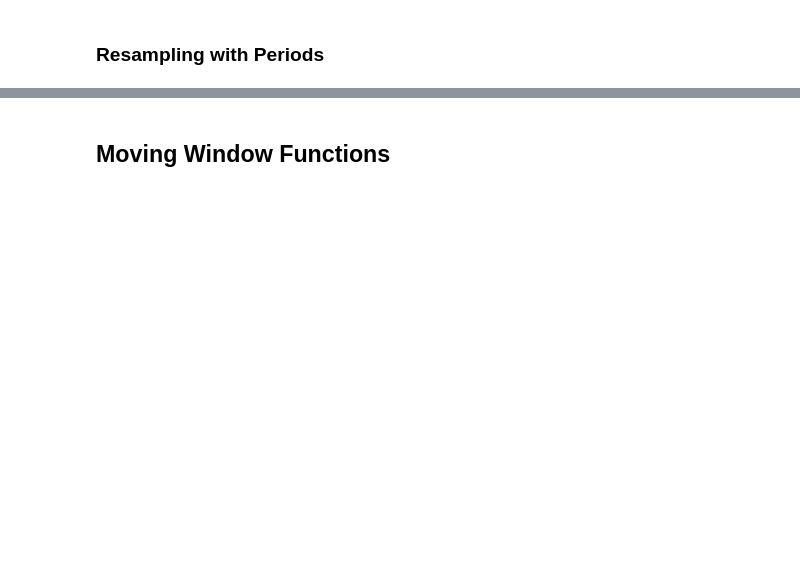
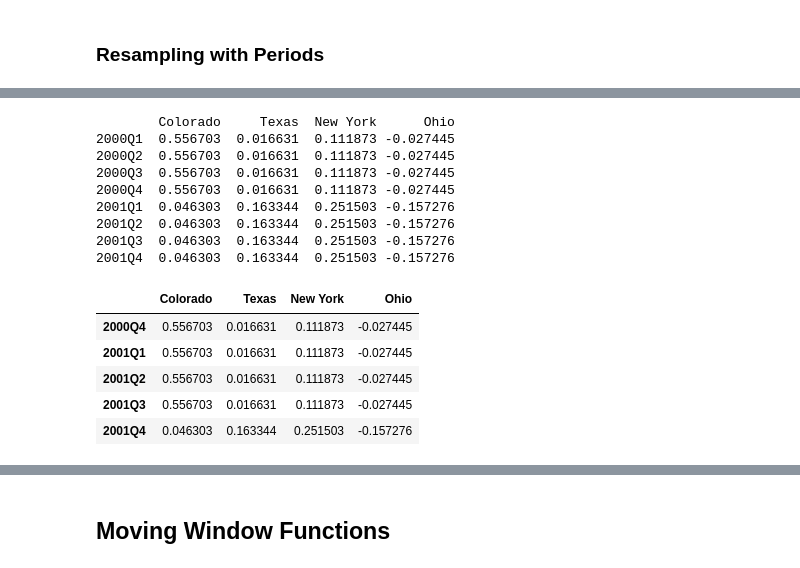
Before and after one commit to jazzlly/pydata-book, a Jupyter notebook: ch11.ipynb, the cells around one changed output, grey strips where cells are left out. Saved outputs shown, nothing was run; the diff lists cells and outputs as text; code cells hidden in the pictures; blank space fills up the shorter version.

```diff
--- a/ch11.ipynb
+++ b/ch11.ipynb
@@ -899,6 +1103,22 @@ annual_frame
 # %%
 # Q-DEC: Quarterly, year ending in December
-annual_frame.resample('Q-DEC').ffill()
+print(annual_frame.resample('Q-DEC').ffill())
 annual_frame.resample('Q-DEC', convention='end').ffill()
+# %% [output]
+        Colorado     Texas  New York      Ohio
+2000Q1  0.556703  0.016631  0.111873 -0.027445
+2000Q2  0.556703  0.016631  0.111873 -0.027445
+2000Q3  0.556703  0.016631  0.111873 -0.027445
+2000Q4  0.556703  0.016631  0.111873 -0.027445
+2001Q1  0.046303  0.163344  0.251503 -0.157276
+2001Q2  0.046303  0.163344  0.251503 -0.157276
+2001Q3  0.046303  0.163344  0.251503 -0.157276
+2001Q4  0.046303  0.163344  0.251503 -0.157276
+|  | Colorado | Texas | New York | Ohio |
+| 2000Q4 | 0.556703 | 0.016631 | 0.111873 | -0.027445 |
+| 2001Q1 | 0.556703 | 0.016631 | 0.111873 | -0.027445 |
+| 2001Q2 | 0.556703 | 0.016631 | 0.111873 | -0.027445 |
+| 2001Q3 | 0.556703 | 0.016631 | 0.111873 | -0.027445 |
+| 2001Q4 | 0.046303 | 0.163344 | 0.251503 | -0.157276 |
 # %%
 annual_frame.resample('Q-MAR').ffill()
```
Also changed, not shown: parts of 63 cells of this notebook.
